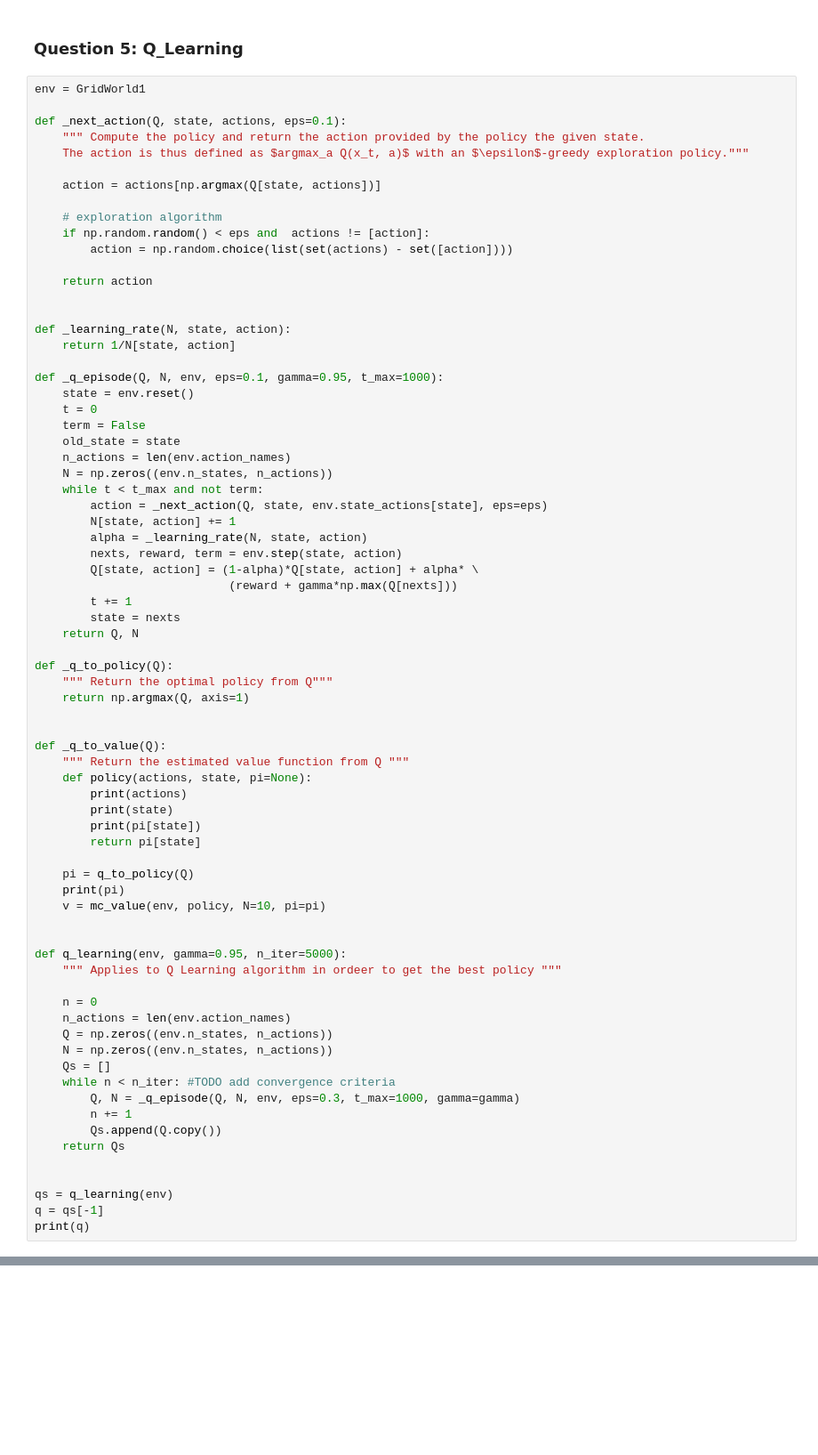
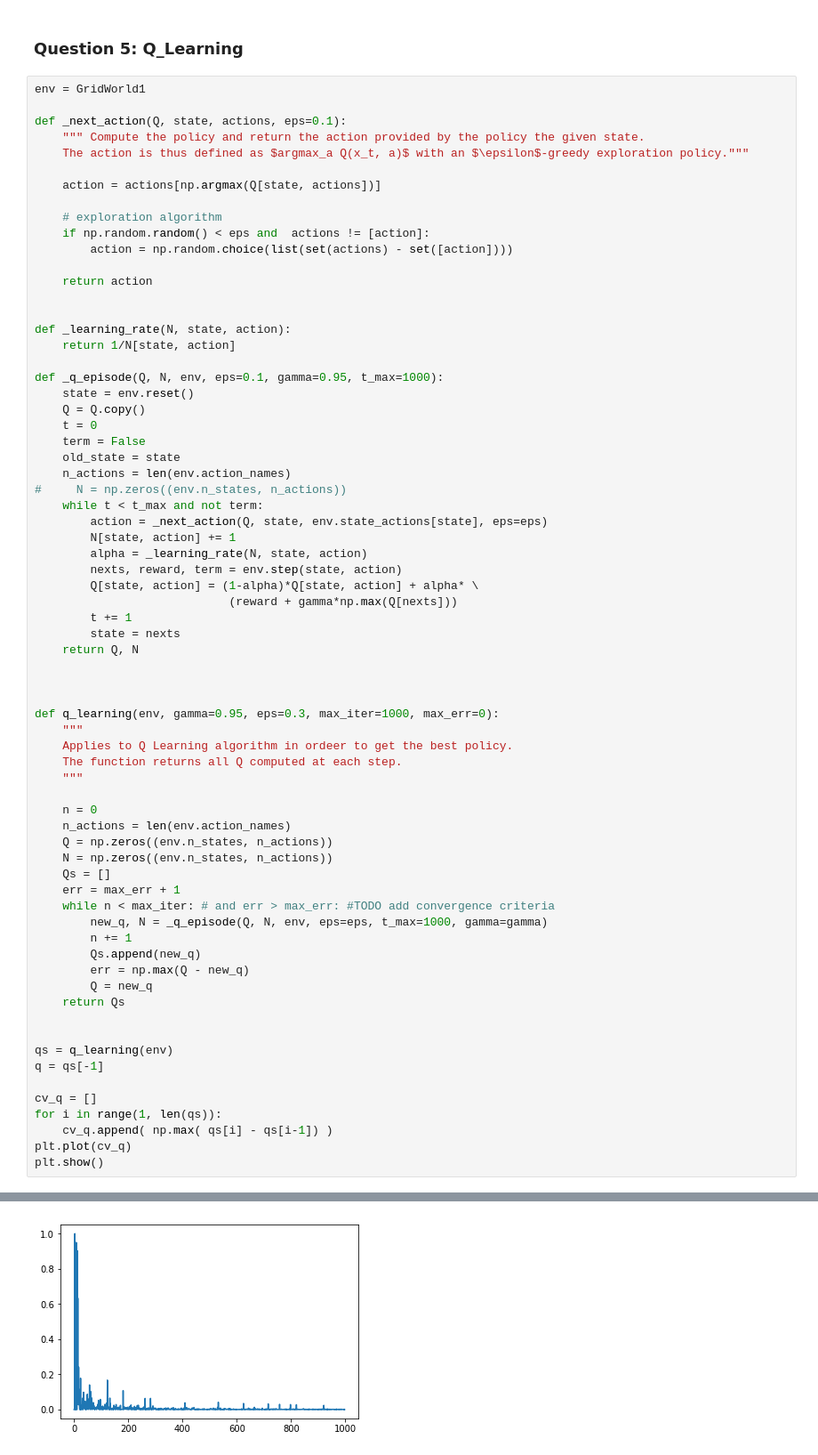
Before and after one commit to plguhur/MVA, a Jupyter notebook: TP-RL-1.ipynb, the cells around one changed output, grey strips where cells are left out. Shown at 89% size. Cells and saved outputs as stored; diff of their text form; blank space fills up the shorter version.

Commit message:
convergence of Q

```diff
--- a/TP-RL-1.ipynb
+++ b/TP-RL-1.ipynb
@@ -285,11 +287,12 @@ def _learning_rate(N, state, action):
 
 def _q_episode(Q, N, env, eps=0.1, gamma=0.95, t_max=1000):
     state = env.reset()
+    Q = Q.copy()
     t = 0
     term = False
     old_state = state
     n_actions = len(env.action_names)
-    N = np.zeros((env.n_states, n_actions))
+#     N = np.zeros((env.n_states, n_actions))
     while t < t_max and not term:
         action = _next_action(Q, state, env.state_actions[state], eps=eps)
         N[state, action] += 1
@@ -301,40 +304,35 @@ def _q_episode(Q, N, env, eps=0.1, gamma=0.95, t_max=1000):
         state = nexts
     return Q, N
 
-def _q_to_policy(Q):
-    """ Return the optimal policy from Q"""
-    return np.argmax(Q, axis=1)
 
 
-def _q_to_value(Q):
-    """ Return the estimated value function from Q """
-    def policy(actions, state, pi=None):
-        print(actions)
-        print(state)
-        print(pi[state])
-        return pi[state]
-
-    pi = q_to_policy(Q)
-    print(pi)
-    v = mc_value(env, policy, N=10, pi=pi)
-
-
-def q_learning(env, gamma=0.95, n_iter=5000):
-    """ Applies to Q Learning algorithm in ordeer to get the best policy """
+def q_learning(env, gamma=0.95, eps=0.3, max_iter=1000, max_err=0):
+    """
+    Applies to Q Learning algorithm in ordeer to get the best policy.
+    The function returns all Q computed at each step.
+    """
 
     n = 0
     n_actions = len(env.action_names)
     Q = np.zeros((env.n_states, n_actions))
     N = np.zeros((env.n_states, n_actions))
     Qs = []
-    while n < n_iter: #TODO add convergence criteria
-        Q, N = _q_episode(Q, N, env, eps=0.3, t_max=1000, gamma=gamma)
+    err = max_err + 1
+    while n < max_iter: # and err > max_err: #TODO add convergence criteria
+        new_q, N = _q_episode(Q, N, env, eps=eps, t_max=1000, gamma=gamma)
         n += 1
-        Qs.append(Q.copy())
+        Qs.append(new_q)
+        err = np.max(Q - new_q)
+        Q = new_q
     return Qs
 
 
 qs = q_learning(env)
 q = qs[-1]
-print(q)
+
+cv_q = []
+for i in range(1, len(qs)):
+    cv_q.append( np.max( qs[i] - qs[i-1]) )
+plt.plot(cv_q)
+plt.show()
 # %% [output]
@@ -351,0 +339 @@ print(q)
+[figure, added]
```
Also changed, not shown: parts of 15 cells of this notebook.
